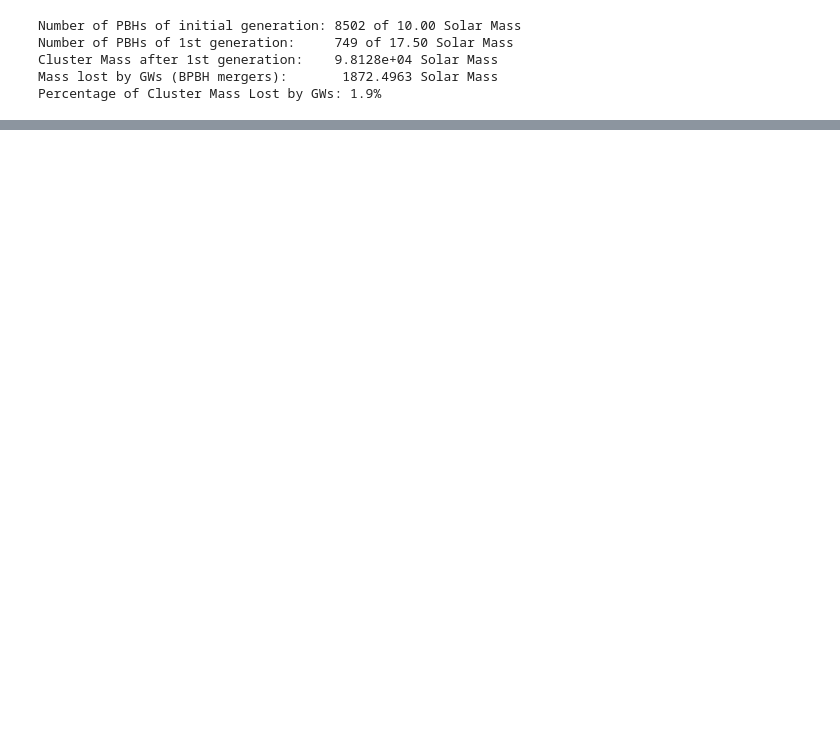
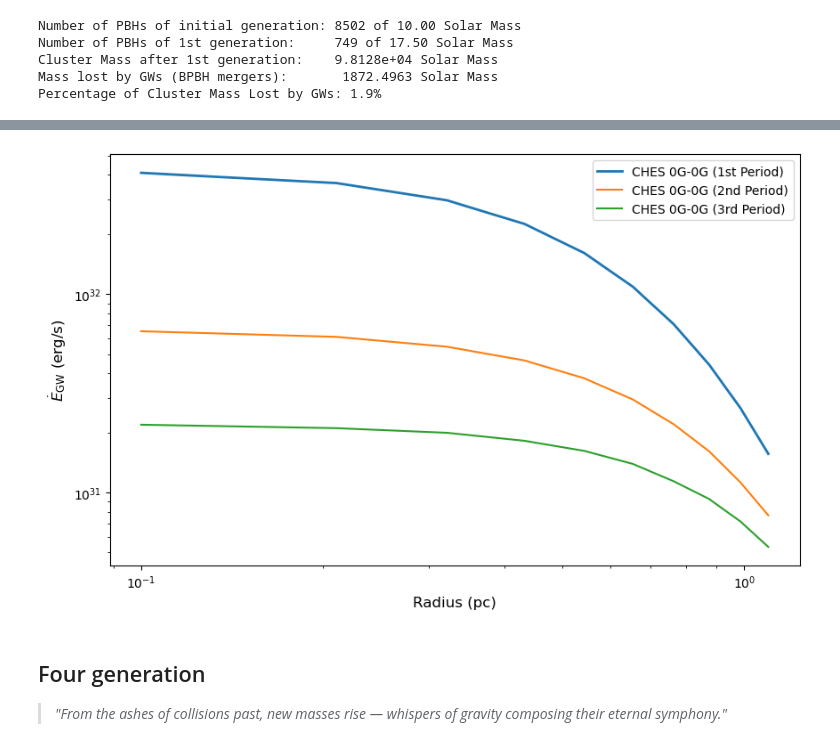
Before and after one commit to TadeoDGAguilar/PBHs_and_GWs_into_DG, a Jupyter notebook: SGWB-NO-ASTROPY-1G.ipynb, the cells around one changed output, grey strips where cells are left out. Cells and saved outputs as stored; diff of their text form; code cells hidden in the pictures; blank space fills up the shorter version.

```diff
--- a/SGWB-NO-ASTROPY-1G.ipynb
+++ b/SGWB-NO-ASTROPY-1G.ipynb
@@ -1170,0 +712,31 @@ print(v0_asym)
+# %%
+M_0G = M_PBH_0G #Masa de la población original
+M_1G = resultados_discretos[0]['Mass_final'] #Masa resultante de 0G-0G.
+M_2G_a = resultados_discretos[1]['Mass_final'] #Masa resultante de 0G-1G
+M_2G_b = resultados_discretos[2]['Mass_final'] #Masa resultante de 1G-1G
+
+N_2G_b = resultados_discretos[2]['N_collisions_BBH'] #
+N_2G_a = resultados_discretos[1]['N_collisions_BBH'] #
+
+#print(N_0G, N_1G)
+
+N_0G_second = N_0G - (2*(resultados_discretos[0]['N_collisions_BBH'])+ N_2G_a)#
+#print(np.sum(N_0G_second)*M_0G)
+N_1G_second = (N_1G - (N_2G_a + 2*N_2G_b)) + resultados_discretos[0]['N_collisions_BBH'] #
+#print(np.sum(N_1G_second)*M_1G)
+#print(np.sum(N_2G_a)*M_2G_a)
+#print(np.sum(N_2G_b)*M_2G_b)
+
+
+M_DM_c_2G = (np.sum(N_0G_second)*M_0G) + (np.sum(N_1G_second)*M_1G) + (np.sum(N_2G_a)*M_2G_a) + (np.sum(N_2G_b)*M_2G_b)
+M_LOST_GW = M_DM_cluster - M_DM_c_2G #cantidad de masa perdida por emisión de ondas gravitacionales de binarias
+percent_lost_GW = (M_LOST_GW / M_DM_cluster) * 100
+
+
+print(f"Number of PBHs of initial generation: {np.sum(N_0G_second)} of {M_0G:.2f} Solar Mass")
+print(f"Number of PBHs of 1st generation:     {np.sum(N_1G_second)} of {M_1G:.2f} Solar Mass")
+print(f"Number of PBHs of 2nd generation_a:   {np.sum(N_2G_a)} of {M_2G_a:.2f} Solar Mass")
+print(f"Number of PBHs of 2nd generation_b:   {np.sum(N_2G_b)} of {M_2G_b:.2f} Solar Mass")
+print(f"Cluster Mass after 2nd generation:    {M_DM_c_2G:.4e} Solar Mass")
+print(f"Mass lost by GWs (BPBH mergers):       {M_LOST_GW:.4e} Solar Mass")
+print(f"Percentage of Cluster Mass Lost by GWs: {percent_lost_GW:.1f}%")
@@ -1170,0 +950,15 @@ print(v0_asym)
+# %%
+plt.figure(figsize=(10, 6))
+plt.loglog(r_values_pc, E_dot_CHES_shell, label='CHES 0G-0G (1st Period)', linewidth=2, linestyle='solid')
+plt.loglog(r_values_pc, E_dot_CHES_dict["0G-0G"], linestyle="solid", label="CHES 0G-0G (2nd Period)")
+plt.loglog(r_values_pc, E_dot_CHES_dict_3["0G-0G"], linestyle="solid", label="CHES 0G-0G (3rd Period)")
+plt.xlabel("Radius (pc)", fontsize=12)
+plt.ylabel(r"$\dot{E}_{\rm GW}$ (erg/s)", fontsize=12)
+plt.legend()
+plt.savefig("CHES_3.pdf", dpi=300, bbox_inches="tight")
+plt.show()
+# %% [output]
+[figure, added]
+# %% [markdown]
+## Four generation
+> *"From the ashes of collisions past, new masses rise — whispers of gravity composing their eternal symphony."*
```
Also changed, not shown: parts of 25 cells of this notebook.
